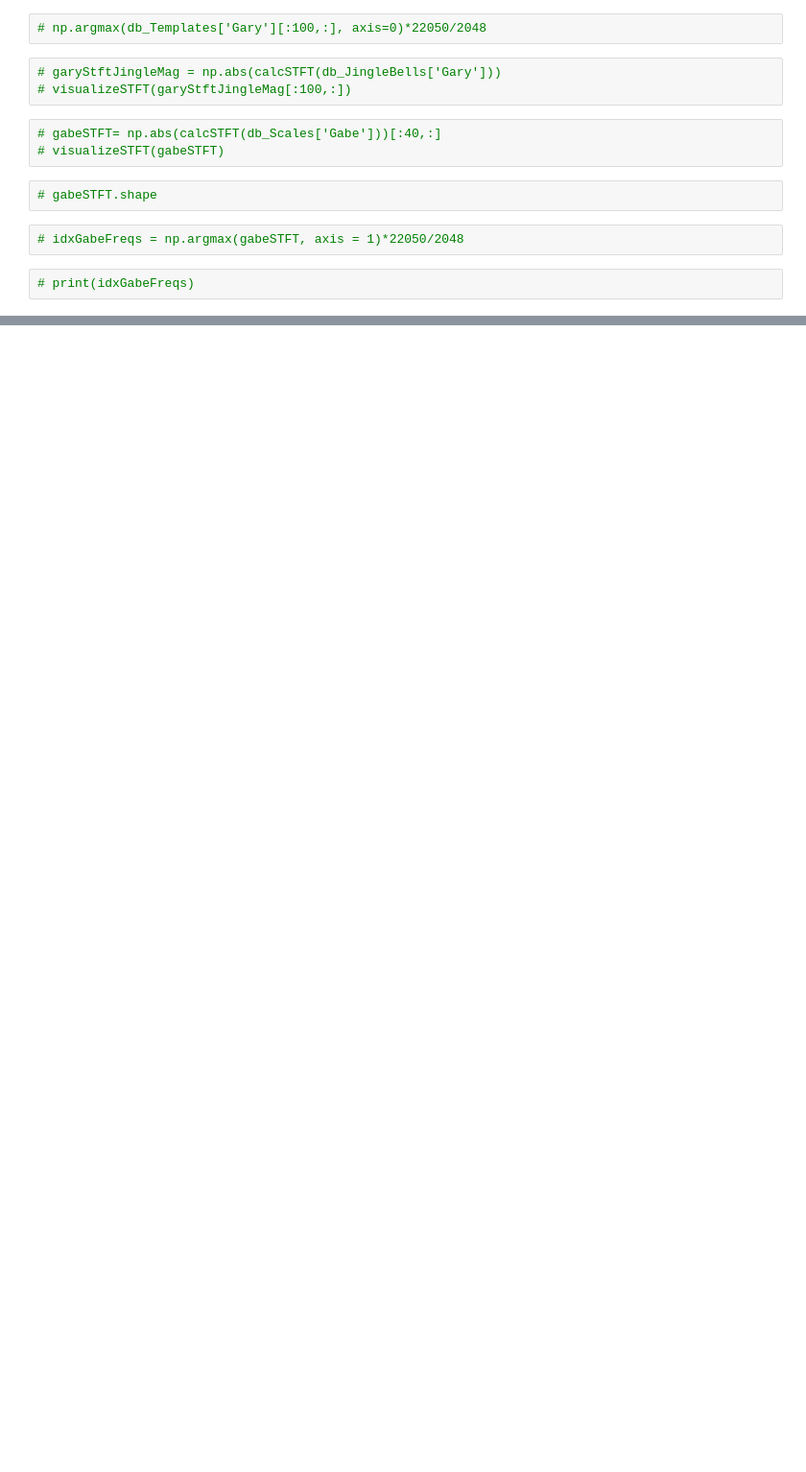
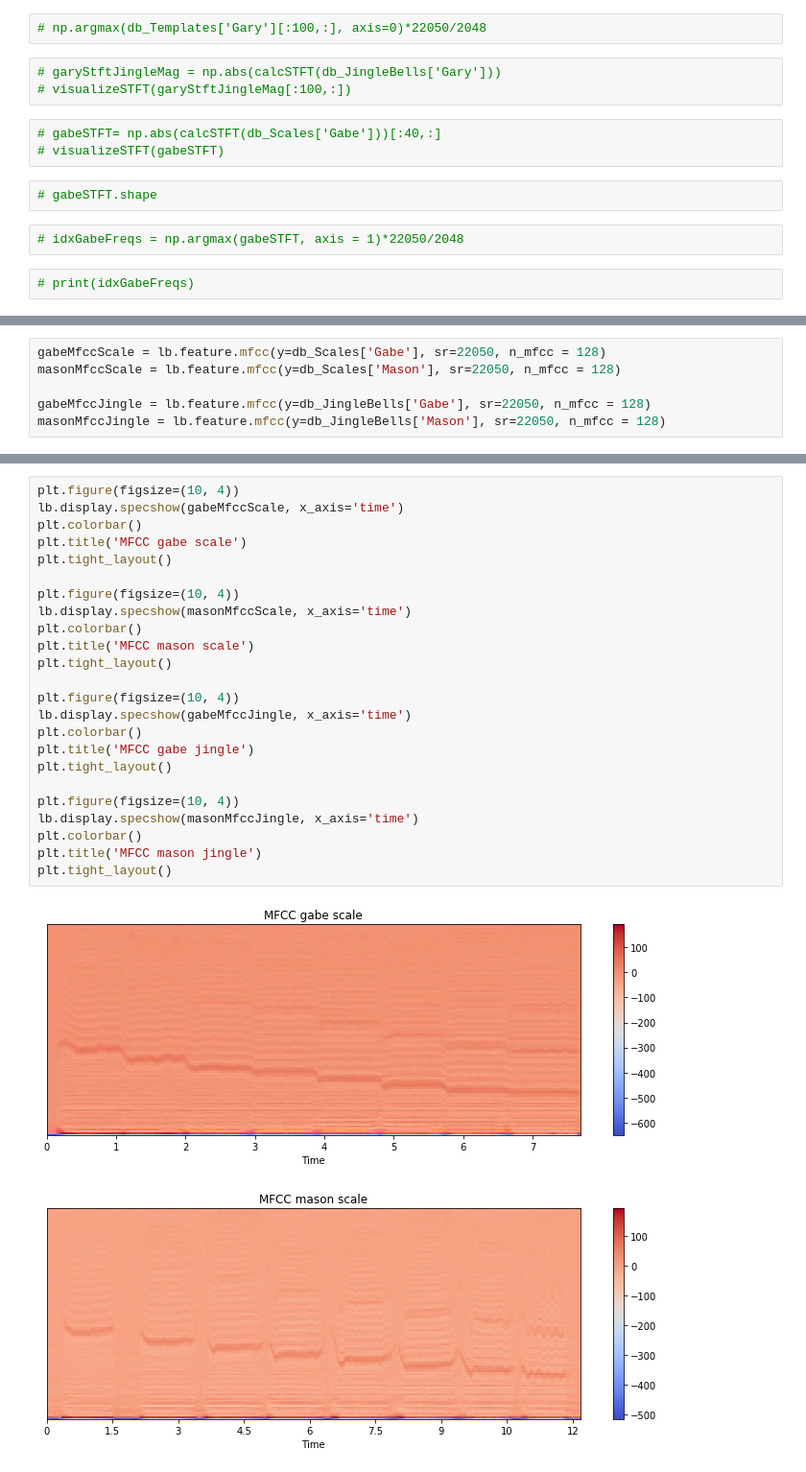
Before and after one commit to GabeQ/MusicStems, a Jupyter notebook: musicStemsFinalProj.ipynb, the cells around one changed output, grey strips where cells are left out. Shown at 96% size. Drawn from its saved outputs; the diff is of its cells as text; blank space fills up the shorter version.

Commit message:
Added MFCC and Mel Spec scoring methods

```diff
--- a/musicStemsFinalProj.ipynb
+++ b/musicStemsFinalProj.ipynb
@@ -771,0 +866,6 @@ def calculateSingerFixedW(db_Queries, db_Templates):
+# %%
+gabeMfccScale = lb.feature.mfcc(y=db_Scales['Gabe'], sr=22050, n_mfcc = 128)
+masonMfccScale = lb.feature.mfcc(y=db_Scales['Mason'], sr=22050, n_mfcc = 128)
+
+gabeMfccJingle = lb.feature.mfcc(y=db_JingleBells['Gabe'], sr=22050, n_mfcc = 128)
+masonMfccJingle = lb.feature.mfcc(y=db_JingleBells['Mason'], sr=22050, n_mfcc = 128)
@@ -771,0 +882,27 @@ def calculateSingerFixedW(db_Queries, db_Templates):
+# %%
+plt.figure(figsize=(10, 4))
+lb.display.specshow(gabeMfccScale, x_axis='time')
+plt.colorbar()
+plt.title('MFCC gabe scale')
+plt.tight_layout()
+
+plt.figure(figsize=(10, 4))
+lb.display.specshow(masonMfccScale, x_axis='time')
+plt.colorbar()
+plt.title('MFCC mason scale')
+plt.tight_layout()
+
+plt.figure(figsize=(10, 4))
+lb.display.specshow(gabeMfccJingle, x_axis='time')
+plt.colorbar()
+plt.title('MFCC gabe jingle')
+plt.tight_layout()
+
+plt.figure(figsize=(10, 4))
+lb.display.specshow(masonMfccJingle, x_axis='time')
+plt.colorbar()
+plt.title('MFCC mason jingle')
+plt.tight_layout()
+# %% [output]
+[figure, added]
+[figure, added]
```
Also changed, not shown: parts of 53 cells of this notebook, 2 other files.
